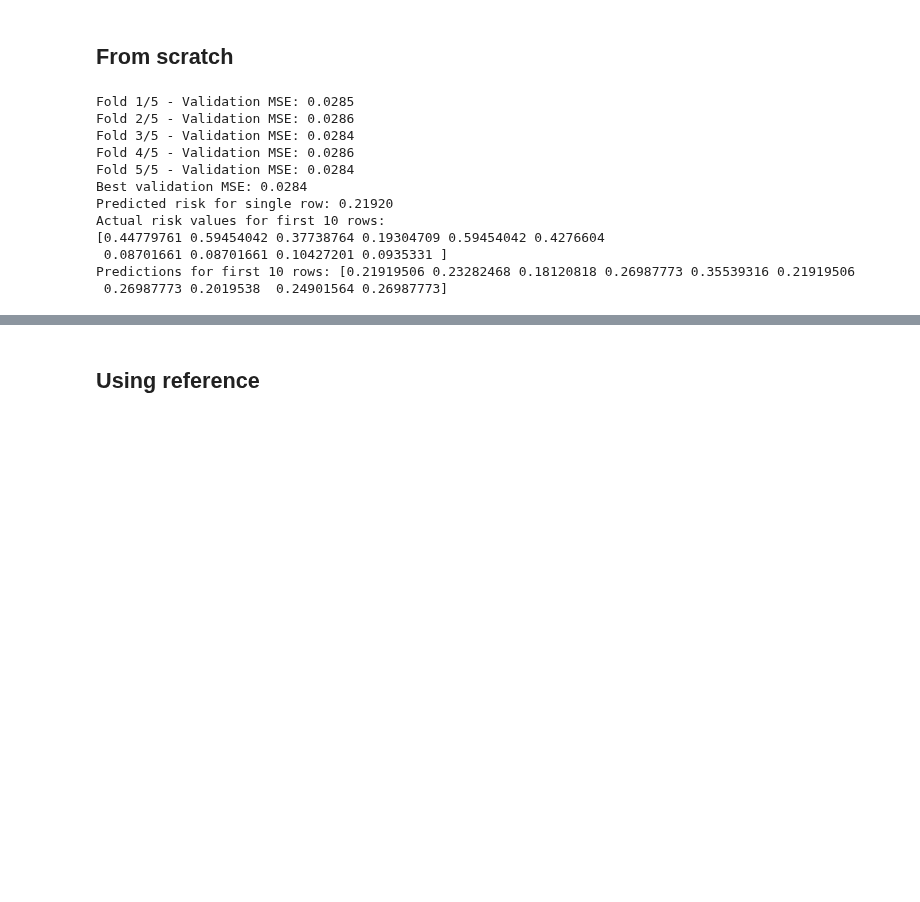
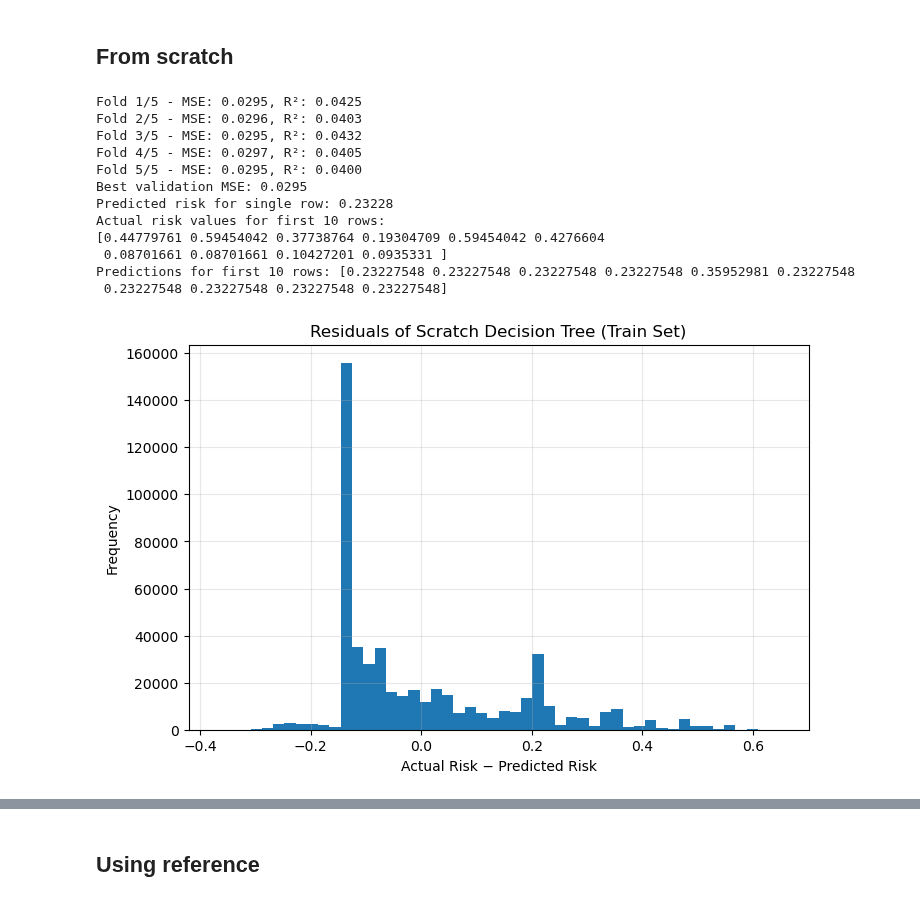
Before and after one commit to TheFreeMan21/machine-n-learnings-inc, a Jupyter notebook: method_collection.ipynb, the cells around one changed output, grey strips where cells are left out. Cells and saved outputs as stored; diff of their text form; code cells hidden in the pictures; blank space fills up the shorter version.

```diff
--- a/method_collection.ipynb
+++ b/method_collection.ipynb
@@ -109,8 +113,10 @@ mse_scores, best_tree = cross_validate_tree(
     tree_class=DecisionTreeScratch,
     features=features,
     k=5,
-    max_depth=5,
-    min_samples_split=20
+    max_depth=10,
+    min_samples_split = 100,
+    min_samples_leaf = 50,
+    max_leaf_nodes = 100,
 )
 
 # Predict a single row
@@ -127,17 +133,34 @@ print(actual_values.values)
 pred_batch = predict_tree(best_tree, df1.iloc[:10], features)
 print("Predictions for first 10 rows:", pred_batch)
 # %% [output]
-Fold 1/5 - Validation MSE: 0.0285
-Fold 2/5 - Validation MSE: 0.0286
-Fold 3/5 - Validation MSE: 0.0284
-Fold 4/5 - Validation MSE: 0.0286
-Fold 5/5 - Validation MSE: 0.0284
-Best validation MSE: 0.0284
-Predicted risk for single row: 0.21920
+Fold 1/5 - MSE: 0.0295, R²: 0.0425
+Fold 2/5 - MSE: 0.0296, R²: 0.0403
+Fold 3/5 - MSE: 0.0295, R²: 0.0432
+Fold 4/5 - MSE: 0.0297, R²: 0.0405
+Fold 5/5 - MSE: 0.0295, R²: 0.0400
+Best validation MSE: 0.0295
+Predicted risk for single row: 0.23228
 Actual risk values for first 10 rows:
 [0.44779761 0.59454042 0.37738764 0.19304709 0.59454042 0.4276604
  0.08701661 0.08701661 0.10427201 0.0935331 ]
-Predictions for first 10 rows: [0.21919506 0.23282468 0.18120818 0.26987773 0.35539316 0.21919506
- 0.26987773 0.2019538  0.24901564 0.26987773]
+Predictions for first 10 rows: [0.23227548 0.23227548 0.23227548 0.23227548 0.35952981 0.23227548
+ 0.23227548 0.23227548 0.23227548 0.23227548]
+# %%
+import matplotlib.pyplot as plt
+X_all = df1[features].to_numpy()
+y_all = df1["Risk"].to_numpy()
+
+y_pred_all = best_tree.predict(X_all)
+residuals = y_all - y_pred_all
+
+plt.figure(figsize=(8, 5))
+plt.hist(residuals, bins=50)
+plt.title("Residuals of Scratch Decision Tree (Train Set)")
+plt.xlabel("Actual Risk − Predicted Risk")
+plt.ylabel("Frequency")
+plt.grid(True, alpha=0.3)
+plt.show()
+# %% [output]
+[figure, added]
 # %%
 import matplotlib.pyplot as plt
```
Also changed, not shown: parts of 3 cells of this notebook, 2 other files.
